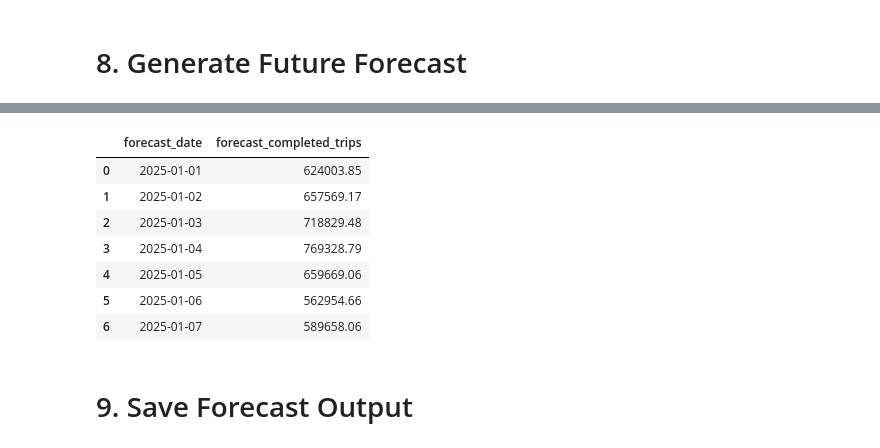
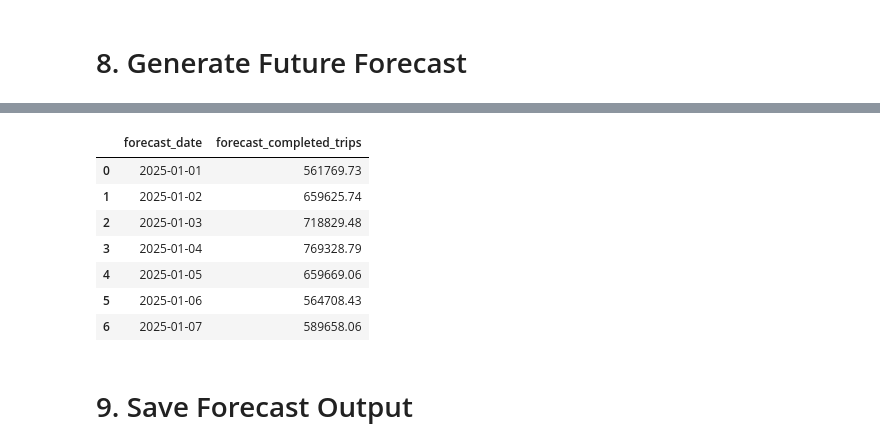
Before and after one commit to WendiOngki/ride-hailing-demand-fleet-allocation, a Jupyter notebook: notebooks/05_demand_forecasting.ipynb, the cells around one changed output, grey strips where cells are left out. Cells and saved outputs as stored; diff of their text form; code cells hidden in the pictures.

```diff
--- a/notebooks/05_demand_forecasting.ipynb
+++ b/notebooks/05_demand_forecasting.ipynb
@@ -43,7 +44,7 @@ if not database_path.exists():
         f'Database not found: {database_path}'
     )
 
-con = duckdb.connect(str(database_path), read_only=True)
+con = duckdb.connect(str(database_path))
 # %%
 fact_trip_rows = con.execute("""
     SELECT COUNT(*)
@@ -696,14 +853,24 @@ df_test_tier_evaluation.round(2)
 # %% [markdown]
 # 8. Generate Future Forecast
 # %%
-if best_model_name != 'Historical Baseline':
-    raise ValueError('Future forecast code currently expects Historical Baseline.')
-
-df_production_lookup = (
-    df_hourly_demand
-    .groupby(['LocationID', 'hour_of_day', 'day_of_week'], as_index=False)
-    .agg(forecast_completed_trips=('completed_trips', 'mean'))
+df_full_regular_lookup = (
+    df_hourly_demand[df_hourly_demand['is_holiday'] == 0]
+    .groupby(
+        ['LocationID', 'hour_of_day', 'day_of_week'],
+        as_index=False
+    )
+    .agg(regular_prediction=('completed_trips', 'mean'))
 )
 
-print(f'Production lookup rows: {len(df_production_lookup):,}')
+df_full_holiday_lookup = (
+    df_hourly_demand[df_hourly_demand['is_holiday'] == 1]
+    .groupby(
+        ['LocationID', 'hour_of_day'],
+        as_index=False
+    )
+    .agg(holiday_prediction=('completed_trips', 'mean'))
+)
+
+print(f'Full regular lookup: {len(df_full_regular_lookup):,}')
+print(f'Full holiday lookup: {len(df_full_holiday_lookup):,}')
 # %% [output]
@@ -789,19 +1080,27 @@ Missing predictions   : 0
 # %%
 df_future_daily = (
     df_future_forecast
-    .groupby('forecast_date', as_index=False)
-    .agg(forecast_completed_trips=('forecast_completed_trips', 'sum'))
+    .groupby('demand_date', as_index=False)
+    .agg(
+        forecast_completed_trips=(
+            'forecast_completed_trips',
+            'sum'
+        )
+    )
+    .rename(columns={'demand_date': 'forecast_date'})
 )
 
-df_future_daily.round({'forecast_completed_trips': 2})
+df_future_daily.round({
+    'forecast_completed_trips': 2
+})
 # %% [output]
 |  | forecast_date | forecast_completed_trips |
-| 0 | 2025-01-01 | 624003.85 |
-| 1 | 2025-01-02 | 657569.17 |
+| 0 | 2025-01-01 | 561769.73 |
+| 1 | 2025-01-02 | 659625.74 |
 | 2 | 2025-01-03 | 718829.48 |
 | 3 | 2025-01-04 | 769328.79 |
 | 4 | 2025-01-05 | 659669.06 |
-| 5 | 2025-01-06 | 562954.66 |
+| 5 | 2025-01-06 | 564708.43 |
 | 6 | 2025-01-07 | 589658.06 |
 # %% [markdown]
 # 9. Save Forecast Output
```
Also changed, not shown: parts of 29 cells of this notebook, 5 other files.
